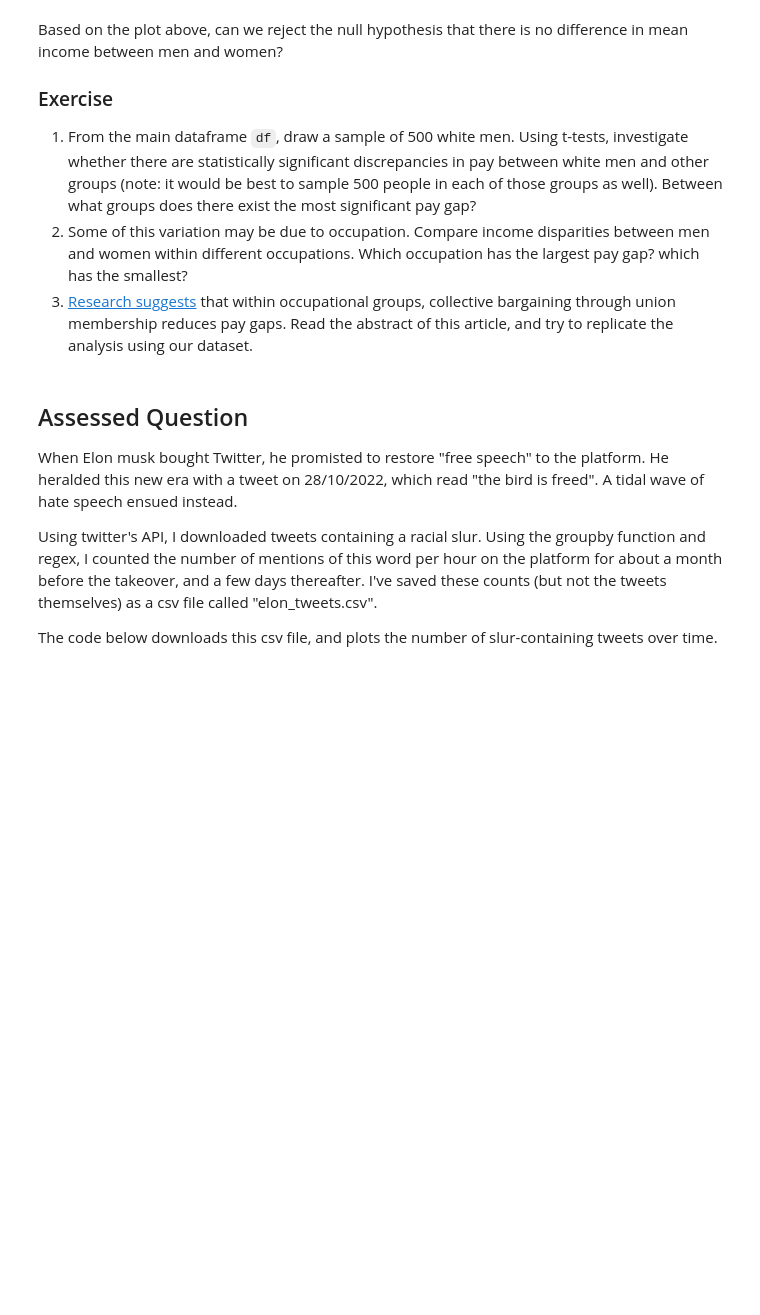
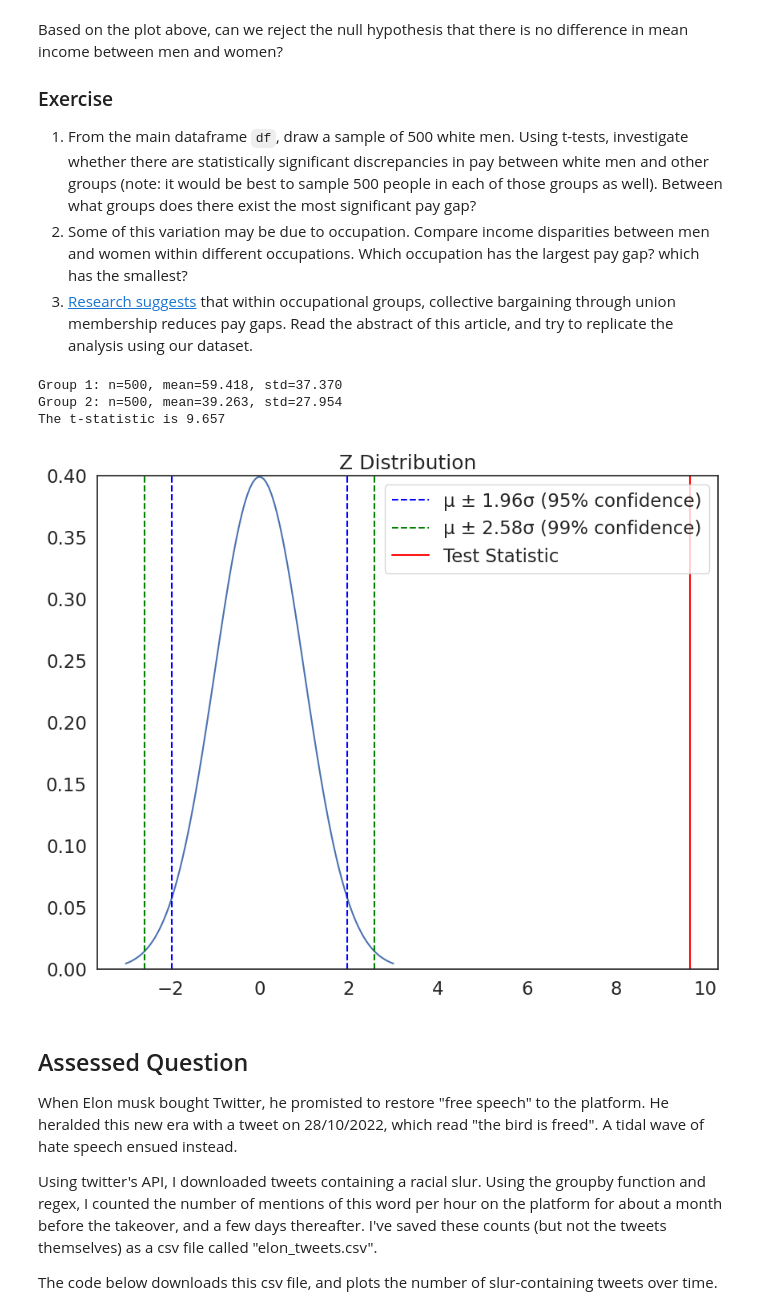
Before and after one commit to Chloe1111322/QM2, a Jupyter notebook: notebooks/W06. Hypothesis Testing.ipynb, the cells around one changed output. Cells and saved outputs as stored; diff of their text form; code cells hidden in the pictures; blank space fills up the shorter version.

```diff
--- a/notebooks/W06. Hypothesis Testing.ipynb
+++ b/notebooks/W06. Hypothesis Testing.ipynb
@@ -284,6 +284,18 @@ Based on the plot above, can we reject the null hypothesis that there is no diff
 1. From the main dataframe `df`, draw a sample of 500 white men. Using t-tests, investigate whether there are statistically significant discrepancies in pay between white men and other groups (note: it would be best to sample 500 people in each of those groups as well). Between what groups does there exist the most significant pay gap?
 2. Some of this variation may be due to occupation. Compare income disparities between men and women within different occupations. Which occupation has the largest pay gap? which has the smallest?
 3. [Research suggests](https://journals.sagepub.com/doi/abs/10.1177/0730888401028004005) that within occupational groups, collective bargaining through union membership reduces pay gaps. Read the abstract of this article, and try to replicate the analysis using our dataset.
+# %%
+df_white_men = df[(df['race'] == 1) & (df['sex'] == 1)]
+df_other_group = df[(df['race'] != 1) | (df['sex'] != 1)]
+df_white_men_sample = df_white_men.sample(500)
+df_other_group_sample = df_other_group.sample(500)
+t = manual_ttest(df_white_men_sample['income'],df_other_group_sample['income'])
+plot_z(t)
+# %% [output]
+Group 1: n=500, mean=59.418, std=37.370
+Group 2: n=500, mean=39.263, std=27.954
+The t-statistic is 9.657
+[figure, added]
 # %% [markdown]
 ## Assessed Question
 
```
Also changed, not shown: parts of 12 cells of this notebook.
